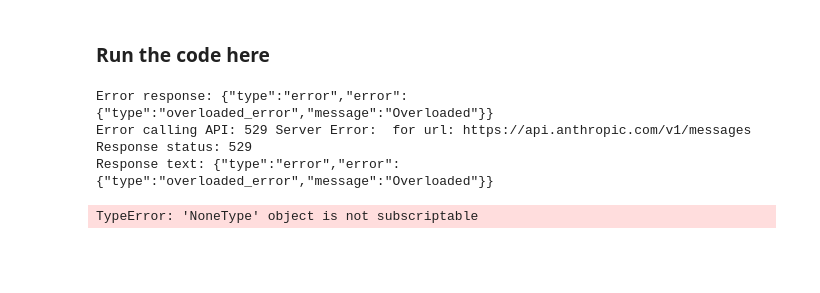
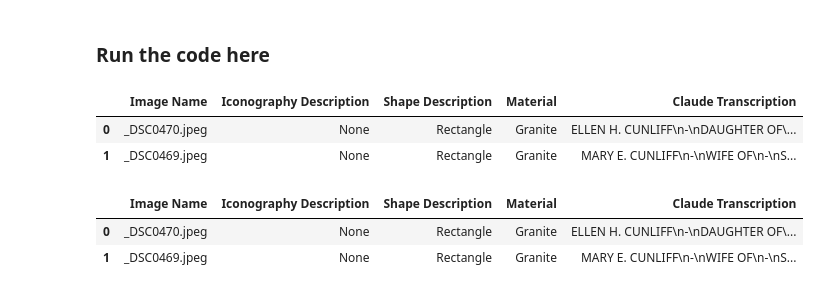
Before and after one commit to dfiume1/nbg_gravestone_pipeline, a Jupyter notebook: code/Pipeline.ipynb, the cells around one changed output. Drawn from its saved outputs; the diff is of its cells as text; code cells hidden in the pictures; blank space fills up the shorter version.

```diff
--- a/code/Pipeline.ipynb
+++ b/code/Pipeline.ipynb
@@ -23,7 +23,7 @@ from llm_helper_functions import *
 # %%
 # Note there is a 5MB limit on images
 # It took 5 minutes to run 38 images
-INPUT_FOLDER = "../data/examples/" # TODO change to ..data/input/
+INPUT_FOLDER = "../data/input/" # TODO change to ..data/input/
 OUTPUT_FOLDER = "../data/output/"
 OUTPUT_FILENAME = "results.csv"
 
@@ -141,11 +142,15 @@ df_desc.to_csv(OUTPUT_FOLDER + OUTPUT_FILENAME)
 
 df_desc.head()
 # %% [output]
-Error response: {"type":"error","error":{"type":"overloaded_error","message":"Overloaded"}}
-Error calling API: 529 Server Error:  for url: https://api.anthropic.com/v1/messages
-Response status: 529
-Response text: {"type":"error","error":{"type":"overloaded_error","message":"Overloaded"}}
-TypeError: 'NoneType' object is not subscriptable
+|  | Image Name | Iconography Description | Shape Description | Material | Claude Transcription |
+| 0 | _DSC0470.jpeg | None | Rectangle | Granite | ELLEN H. CUNLIFF\n-\nDAUGHTER OF\... |
+| 1 | _DSC0469.jpeg | None | Rectangle | Granite | MARY E. CUNLIFF\n-\nWIFE OF\n-\nS... |
+# %%
+df_desc.head()
+# %% [output]
+|  | Image Name | Iconography Description | Shape Description | Material | Claude Transcription |
+| 0 | _DSC0470.jpeg | None | Rectangle | Granite | ELLEN H. CUNLIFF\n-\nDAUGHTER OF\... |
+| 1 | _DSC0469.jpeg | None | Rectangle | Granite | MARY E. CUNLIFF\n-\nWIFE OF\n-\nS... |
 # %%
 df_info = transcription_info(df_desc["Claude Transcription"], INFO_PROMPT, INFO_COLUMNS, HEADERS, debug=False)
 df_all = pd.concat([df_desc, df_info])
```
Also changed, not shown: parts of 8 cells of this notebook, 8 other files.
